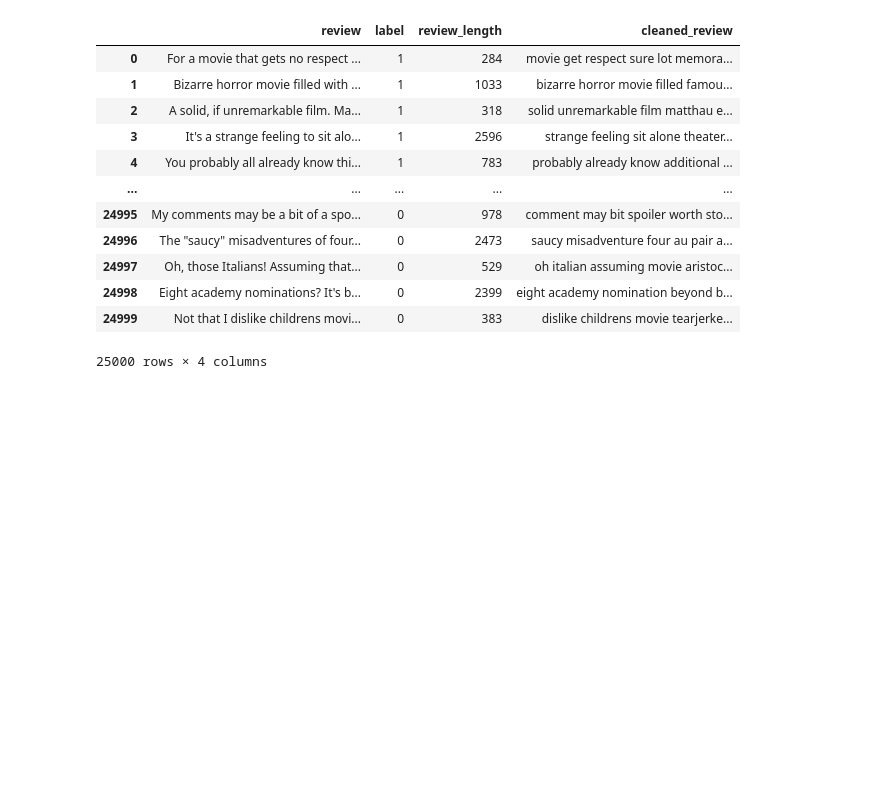
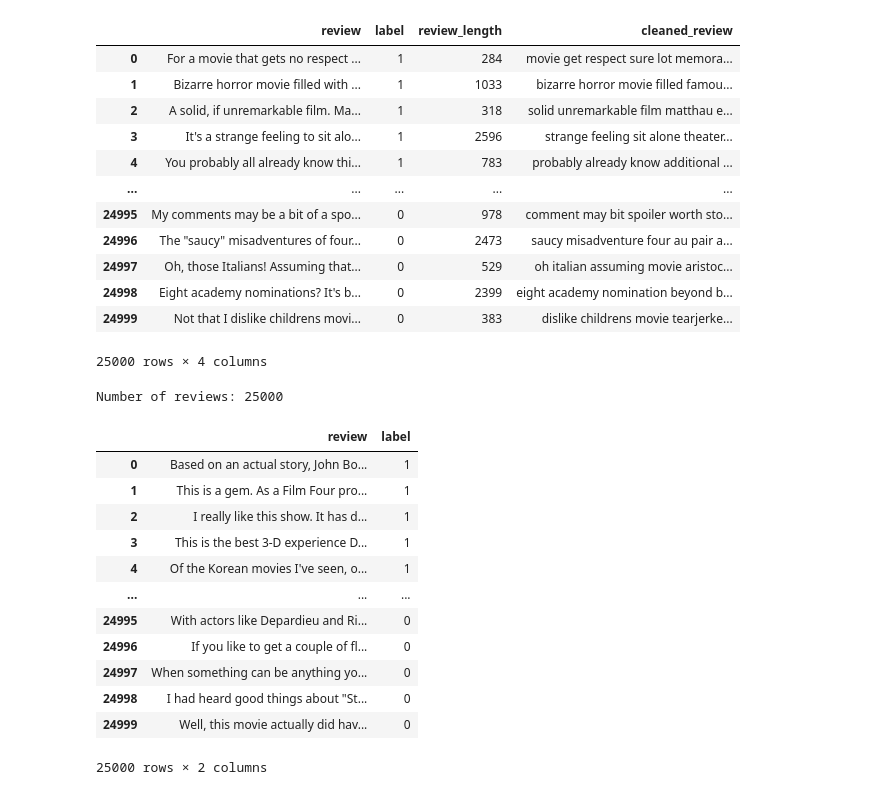
Before and after one commit to safiabout/cs178-group-project, a Jupyter notebook: Data_Understanding.ipynb, the cells around one changed output. Drawn from its saved outputs; the diff is of its cells as text; code cells hidden in the pictures; blank space fills up the shorter version.

```diff
--- a/Data_Understanding.ipynb
+++ b/Data_Understanding.ipynb
@@ -204,0 +208,24 @@ display(train_data)
+# %%
+# we will also convert the training data to a dataframe in a csv file to be used later
+test_pos = load_reviews(os.path.join(base_path, "test/pos"), label=1)
+test_neg = load_reviews(os.path.join(base_path, "test/neg"), label=0)
+
+test_data = pd.concat([test_pos, test_neg]).reset_index(drop=True)
+# %%
+print("Number of reviews:", len(test_data))
+display(test_data)
+# %% [output]
+Number of reviews: 25000
+|  | review | label |
+| 0 | Based on an actual story, John Bo... | 1 |
+| 1 | This is a gem. As a Film Four pro... | 1 |
+| 2 | I really like this show. It has d... | 1 |
+| 3 | This is the best 3-D experience D... | 1 |
+| 4 | Of the Korean movies I've seen, o... | 1 |
+| ... | ... | ... |
+| 24995 | With actors like Depardieu and Ri... | 0 |
+| 24996 | If you like to get a couple of fl... | 0 |
+| 24997 | When something can be anything yo... | 0 |
+| 24998 | I had heard good things about "St... | 0 |
+| 24999 | Well, this movie actually did hav... | 0 |
+25000 rows × 2 columns
```
Also changed, not shown: parts of 4 cells of this notebook, 2 other files.
